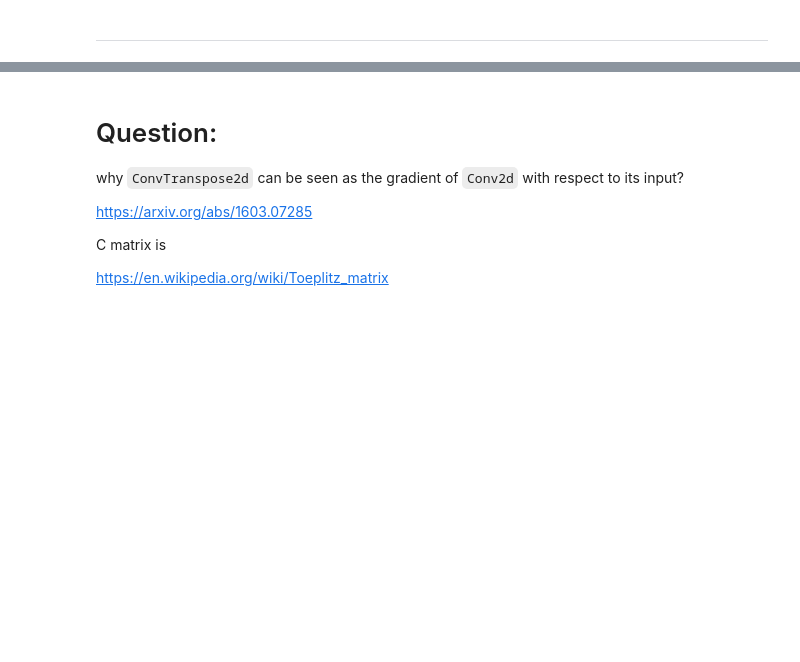
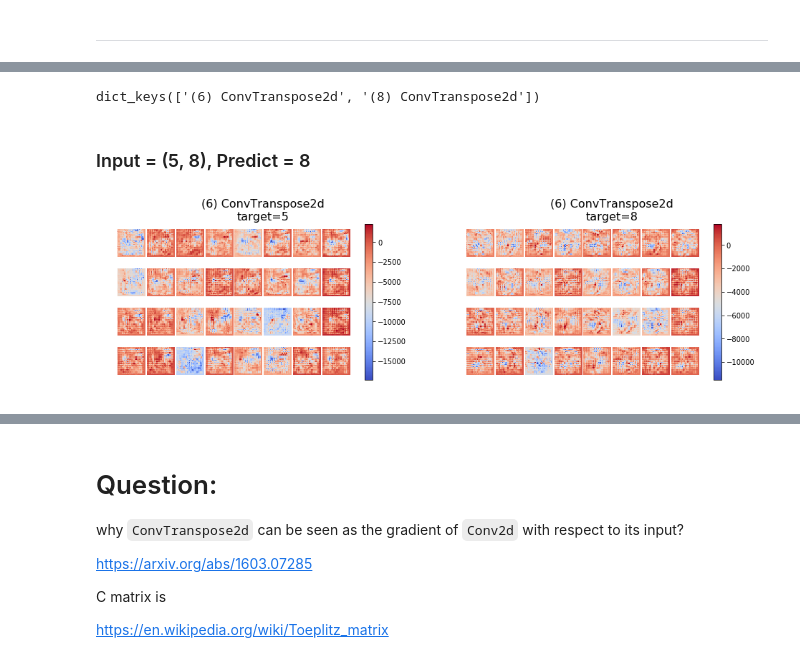
Before and after one commit to simonjisu/XAI, a Jupyter notebook: XAI.ipynb, the cells around one changed output, grey strips where cells are left out. Drawn from its saved outputs; the diff is of its cells as text; code cells hidden in the pictures; blank space fills up the shorter version.

```diff
--- a/XAI.ipynb
+++ b/XAI.ipynb
@@ -630,4 +148,4 @@ args = dict(
     device = "cuda" if torch.cuda.is_available() else "cpu",
     seed = 73
 )
-train_dataset, test_dataset, train_loader, test_loader = build_dataset(str(args["root"]), 1)
+_, test_dataset, *_ = build_dataset(str(args["root"]), 1)
@@ -738,0 +203,49 @@ plt.show()
+# %%
+def draw_deconv(tensor, title, labels=None):
+    tensor = tensor.detach()
+    B, C, H, W = tensor.size()
+    if C == 1:
+        fig_h, fig_w = (4*B, 4)
+        a, b = (1, 1)
+    else:
+        fig_h, fig_w = ((C//4)*B, 4)
+        a, b = (4, C//4)
+
+    fig = plt.figure(figsize=(fig_h, fig_w))
+    o_grid = gridspec.GridSpec(1, B, wspace=0.2, hspace=0.0)
+    for k, o_g in enumerate(o_grid):
+        ax = fig.add_subplot(o_g)
+        if labels is not None:
+            t = title + f"\ntarget={labels[k]}"
+        else:
+            t = title
+        ax.set_title(t, fontsize=16)
+        ax.axis("off")
+
+        i_grid = gridspec.GridSpecFromSubplotSpec(a, b,
+                subplot_spec=o_g, wspace=0.05, hspace=0.05)
+
+        axes = []
+        for i, img in enumerate(tensor[k]):
+            ax = fig.add_subplot(i_grid[i])
+            im = ax.imshow(img, cmap="coolwarm")
+            ax.axis("off")
+            axes += [ax]
+        fig.colorbar(im, ax=axes, orientation='vertical')
+    plt.show()
+# %%
+# deconv
+model = MNISTmodel(model_type, activation_type)
+deconv_model = deconvMNIST(model, load_path)
+deconv_outputs = deconv_model.deconv(imgs, store=True)
+vis_layers = {k: v for k, v in deconv_model.activation_maps.items() if "Linear" not in k}
+vis_layers.keys()
+# %% [output]
+dict_keys(['(6) ConvTranspose2d', '(8) ConvTranspose2d'])
+# %% [markdown]
+### Input = (5, 8), Predict = 8
+# %%
+layer_name = "(6) ConvTranspose2d"
+draw_deconv(vis_layers[layer_name], layer_name, labels=[5, 8])
+# %% [output]
+[figure, added]
```
Also changed, not shown: parts of 45 cells of this notebook, 17 other files.
